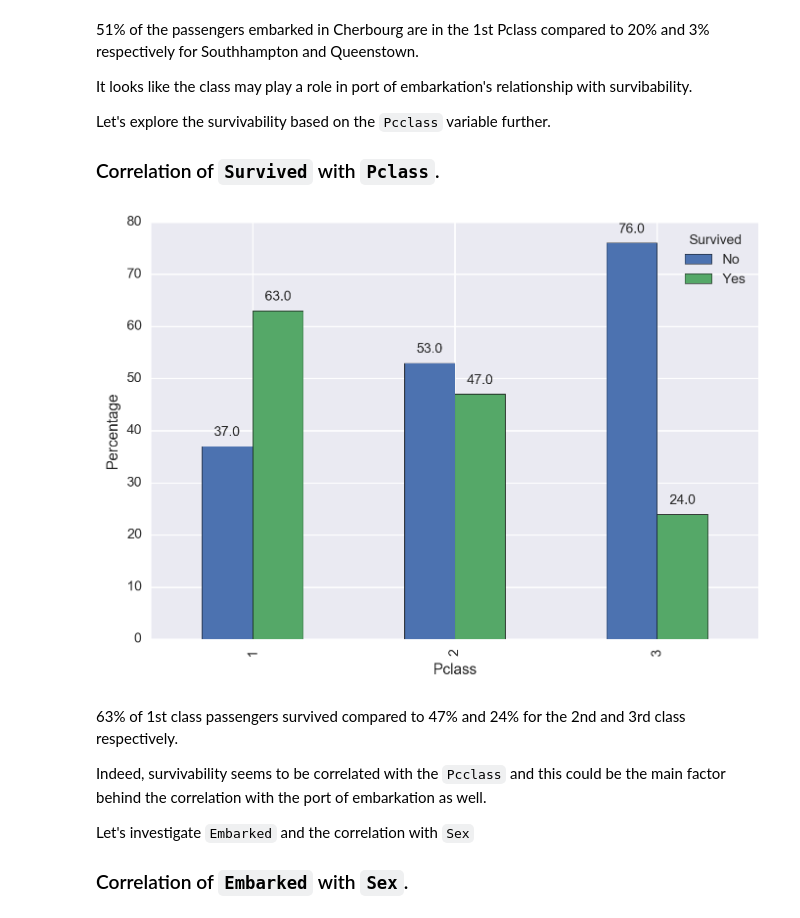
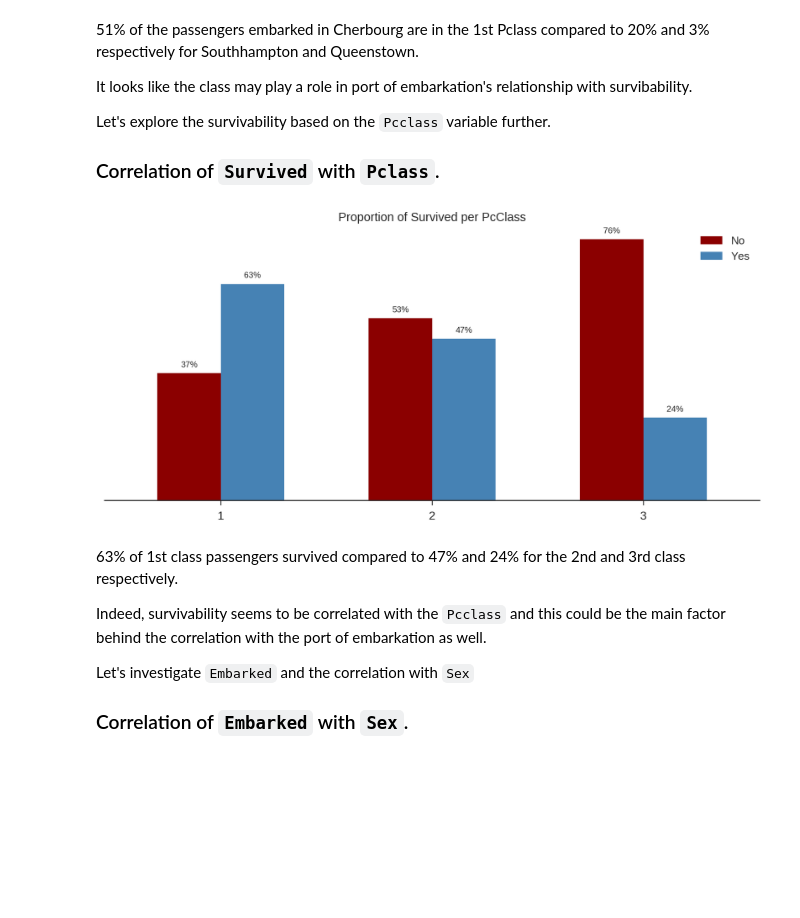
Before and after one commit to jkarakas/Exploratory-Analysis-of-the-Titanic-Dataset, a Jupyter notebook: Titanic_Dataset_Exploratory_Analysis.ipynb, the cells around one changed output. Saved outputs shown, nothing was run; the diff lists cells and outputs as text; code cells hidden in the pictures; blank space fills up the shorter version.

```diff
--- a/Titanic_Dataset_Exploratory_Analysis.ipynb
+++ b/Titanic_Dataset_Exploratory_Analysis.ipynb
@@ -236,10 +314,11 @@ It looks like the class may play a role in port of embarkation's relationship wi
 Let's explore the survivability based on the `Pcclass` variable further.
 
 ### Correlation of `Survived` with `Pclass`.
-# %%
-perc_bar('Survived', 'Pclass',descript)
-# %% [output]
-[figure, removed]
+# %%
+Groupby_TwoCol_Plot(descript,'Pclass', 'Survived', color_palette=('darkred','steelblue'),
+                    plt_style = 'seaborn-ticks', custom_title='Proportion of Survived per PcClass')
+# %% [output]
+[figure, added]
 # %% [markdown]
 63% of 1st class passengers survived compared to 47% and 24% for the 2nd and 3rd class respectively.
 
```
Also changed, not shown: parts of 21 cells of this notebook, 2 other files.
